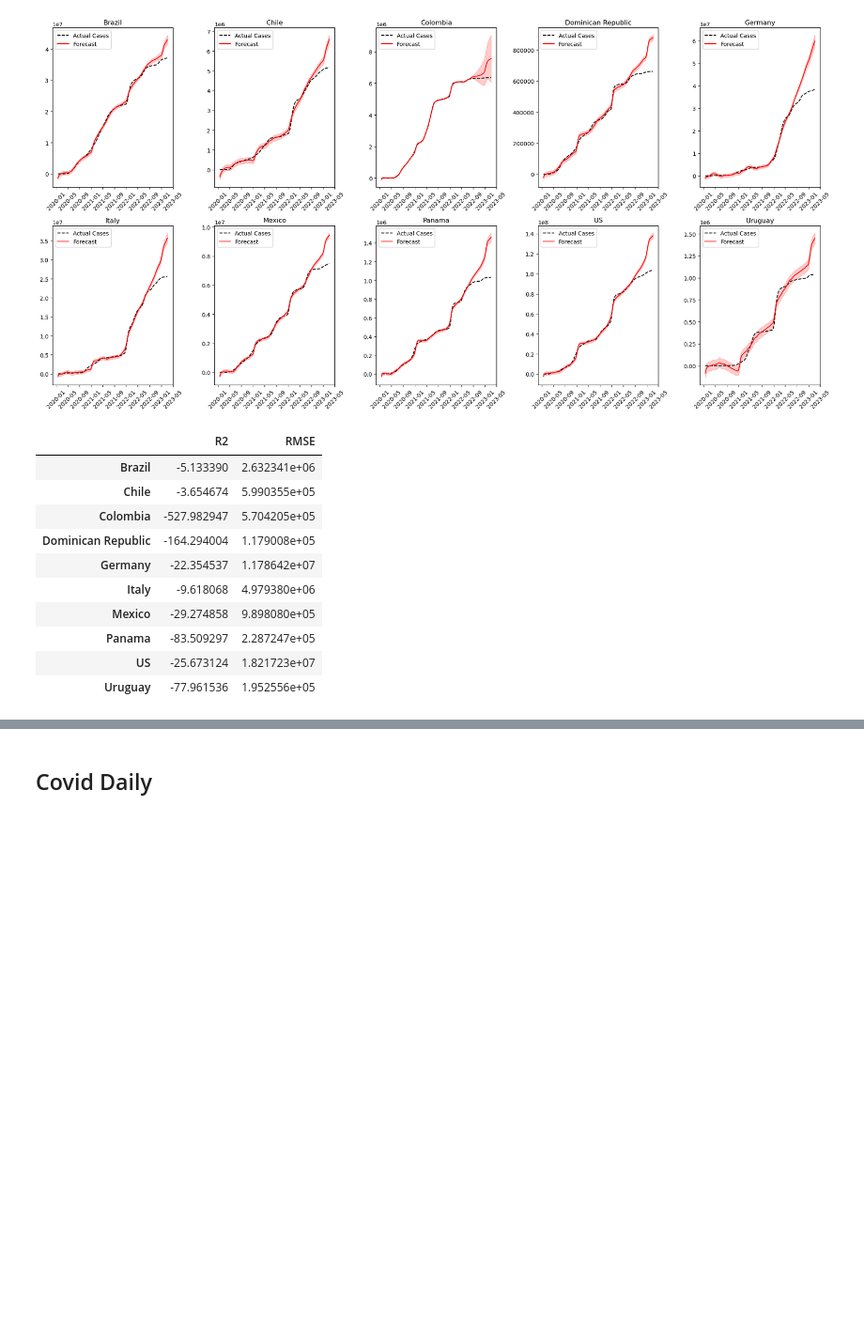
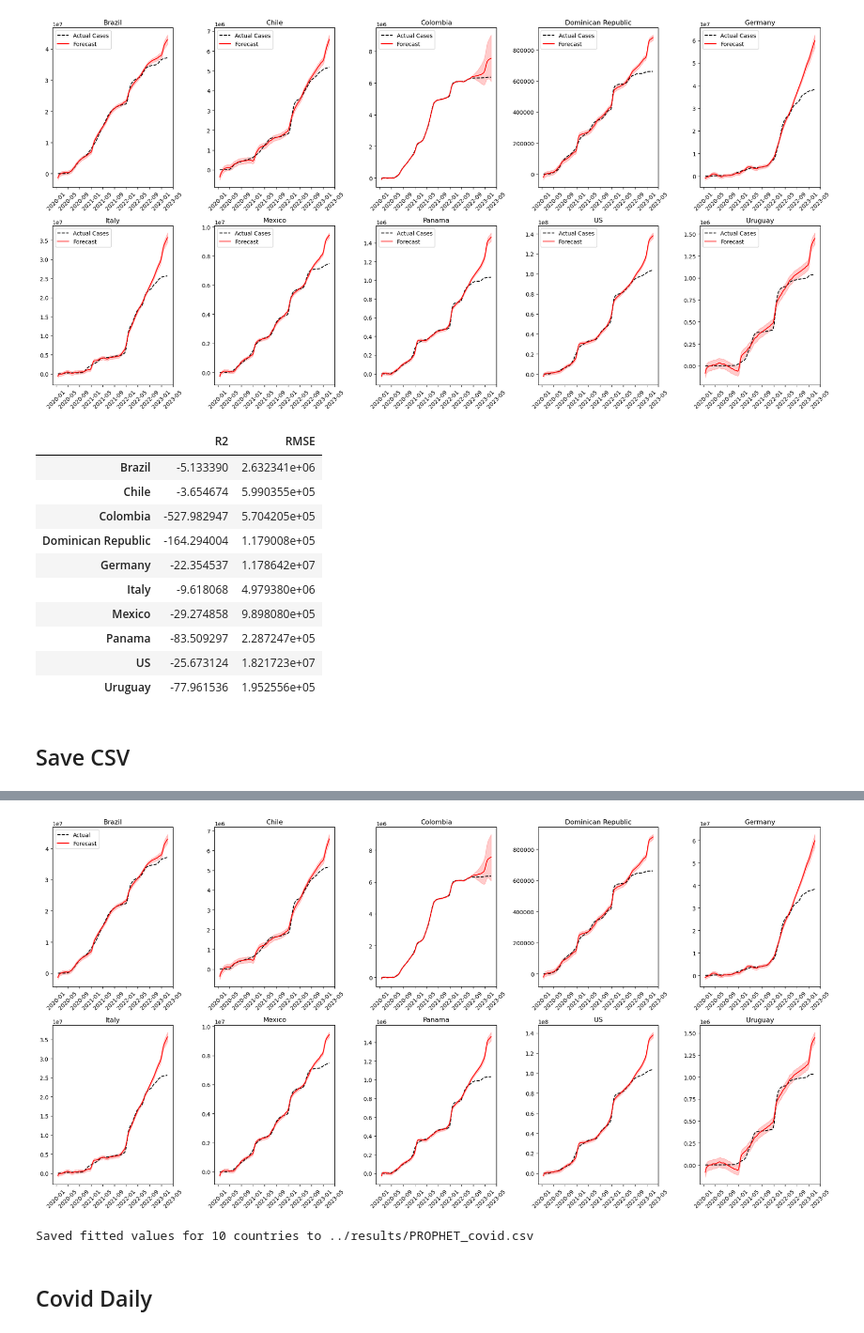
Before and after one commit to danielgvb/thesis, a Jupyter notebook: modelling/06_prophet.ipynb, the cells around one changed output, grey strips where cells are left out. Shown at 94% size. Drawn from its saved outputs; the diff is of its cells as text; code cells hidden in the pictures; blank space fills up the shorter version.

```diff
--- a/modelling/06_prophet.ipynb
+++ b/modelling/06_prophet.ipynb
@@ -312,3 +314,80 @@ metrics_df
 | Panama | -83.509297 | 2.287247e+05 |
 | US | -25.673124 | 1.821723e+07 |
 | Uruguay | -77.961536 | 1.952556e+05 |
+# %% [markdown]
+## Save CSV
+# %%
+from functools import reduce
+
+out_csv = "../results/PROPHET_covid.csv"
+
+# 0. containers --------------------------------------------------------------
+metrics           = {}
+country_forecasts = []          # store fitted values for the wide table
+
+# 1. plot grid ---------------------------------------------------------------
+fig, axes = plt.subplots(2, 5, figsize=(20, 10), sharex=False, sharey=False)
+axes      = axes.flatten()
+
+# 2. loop over countries -----------------------------------------------------
+for i, country in enumerate(countries):
+
+    # --- data prep ----------------------------------------------------------
+    df_country = (df_covid_w.query("country == @country")
+                              .loc[:, ["date", "cases"]]
+                              .rename(columns={"date": "ds", "cases": "y"})
+                              .assign(ds=lambda d: pd.to_datetime(d["ds"]))
+                              .sort_values("ds")
+                              .reset_index(drop=True))
+
+    # --- train / test split -------------------------------------------------
+    split_idx = int(len(df_country) * 0.8)
+    df_train  = df_country.iloc[:split_idx]
+    df_test   = df_country.iloc[split_idx:]
+
+    # --- Prophet fit --------------------------------------------------------
+    model     = Prophet()
+    model.fit(df_train)
+
+    # --- fitted values for the *whole* range (train + test) -----------------
+    future    = df_country[["ds"]]          # all dates
+    forecast  = model.predict(future)
+
+    # keep for wide table
+    country_forecasts.append(
+        forecast.loc[:, ["ds", "yhat"]].rename(columns={"yhat": country})
+    )
+
+    # --- metrics on TEST ----------------------------------------------------
+    forecast_test = forecast[forecast["ds"].isin(df_test["ds"])]
+    r2   = r2_score(df_test["y"], forecast_test["yhat"])
+    rmse = np.sqrt(mean_squared_error(df_test["y"], forecast_test["yhat"]))
+    metrics[country] = {"R2": r2, "RMSE": rmse}
+
+    # --- plotting -----------------------------------------------------------
+    ax = axes[i]
+    ax.plot(df_country["ds"], df_country["y"],
+            label="Actual", color="black", ls="--")
+    ax.plot(forecast["ds"], forecast["yhat"],
+            label="Forecast", color="red")
+    ax.fill_between(forecast["ds"], forecast["yhat_lower"],
+                    forecast["yhat_upper"], color="red", alpha=0.2)
+    ax.set_title(country)
+    ax.tick_params(axis="x", rotation=45)
+    if i == 0:
+        ax.legend()
+
+plt.tight_layout()
+plt.show()
+
+# 3. build WIDE fitted‑value table ------------------------------------------
+fitted_wide = reduce(
+    lambda left, right: pd.merge(left, right, on="ds", how="outer"),
+    country_forecasts
+).sort_values("ds").set_index("ds")          # date becomes the index
+
+# 4. write to CSV ------------------------------------------------------------
+fitted_wide.to_csv(out_csv, index=True, date_format="%Y-%m-%d")
+
+print(f"Saved fitted values for {len(countries)} countries to {out_csv}")
+# %% [output]
@@ -315,3 +414,5 @@ metrics_df
+[figure, added]
+Saved fitted values for 10 countries to ../results/PROPHET_covid.csv
 # %% [markdown]
 ## Covid Daily
 # %%
```
Also changed, not shown: parts of 15 cells of this notebook, 15 other files.
